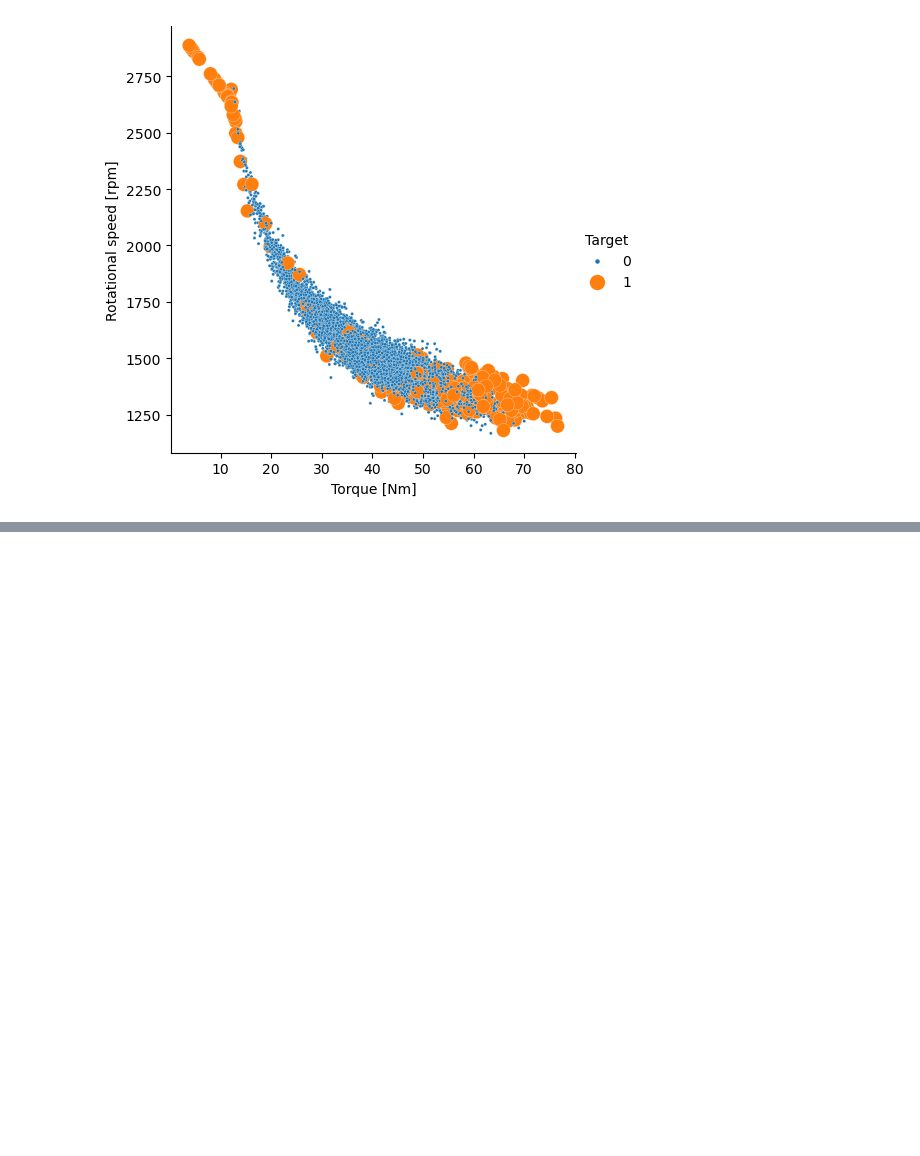
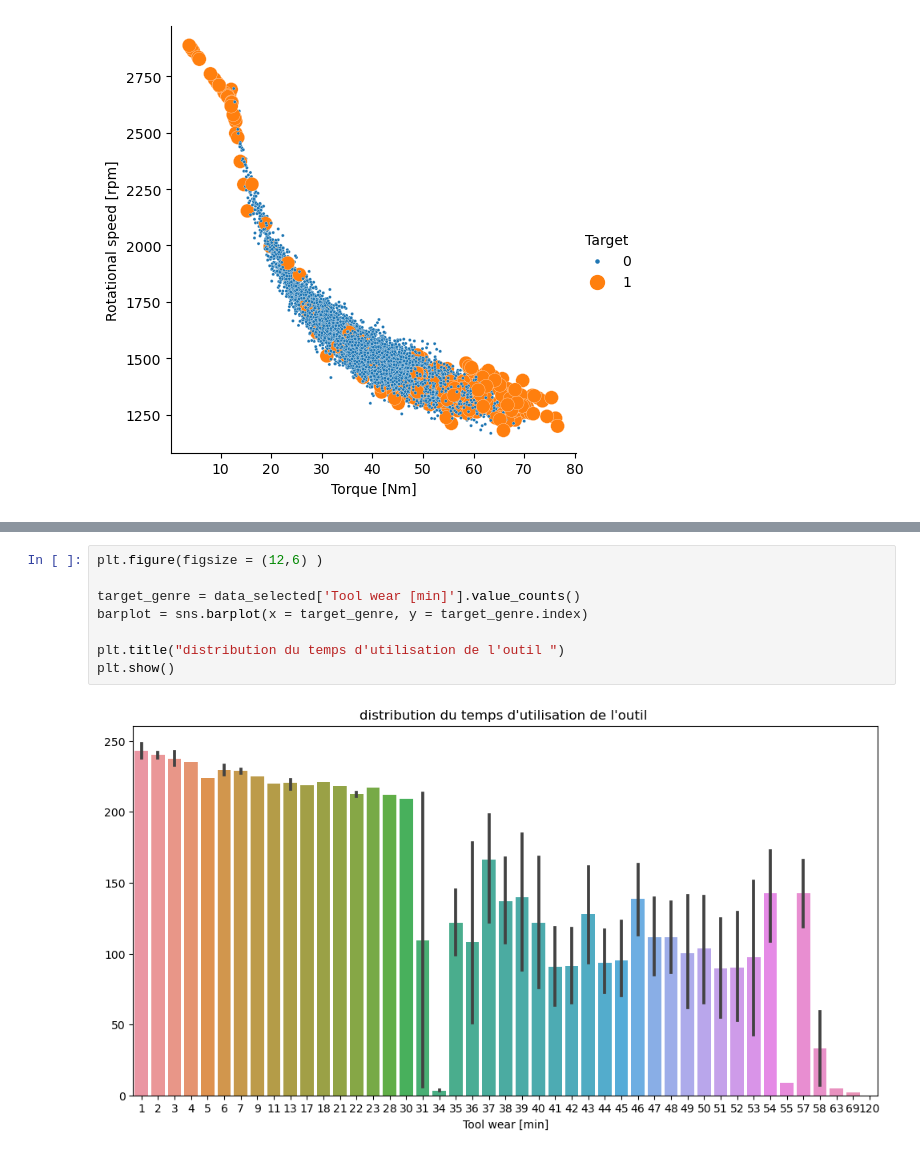
Before and after one commit to mohamed-bouchalkha/predictive-maintenance, a Jupyter notebook: predictive-maintenance-classification/Classification.ipynb, the cells around one changed output, grey strips where cells are left out. Cells and saved outputs as stored; diff of their text form; blank space fills up the shorter version.

```diff
--- a/predictive-maintenance-classification/Classification.ipynb
+++ b/predictive-maintenance-classification/Classification.ipynb
@@ -245,0 +270,10 @@ _ = sns.relplot(x="Torque [Nm]", y="Rotational speed [rpm]", hue="Target",size="
+# %%
+plt.figure(figsize = (12,6) )
+
+target_genre = data_selected['Tool wear [min]'].value_counts()
+barplot = sns.barplot(x = target_genre, y = target_genre.index)
+
+plt.title("distribution du temps d'utilisation de l'outil ")
+plt.show()
+# %% [output]
+[figure, added]
```
Also changed, not shown: parts of 33 cells of this notebook, 2 other files.
